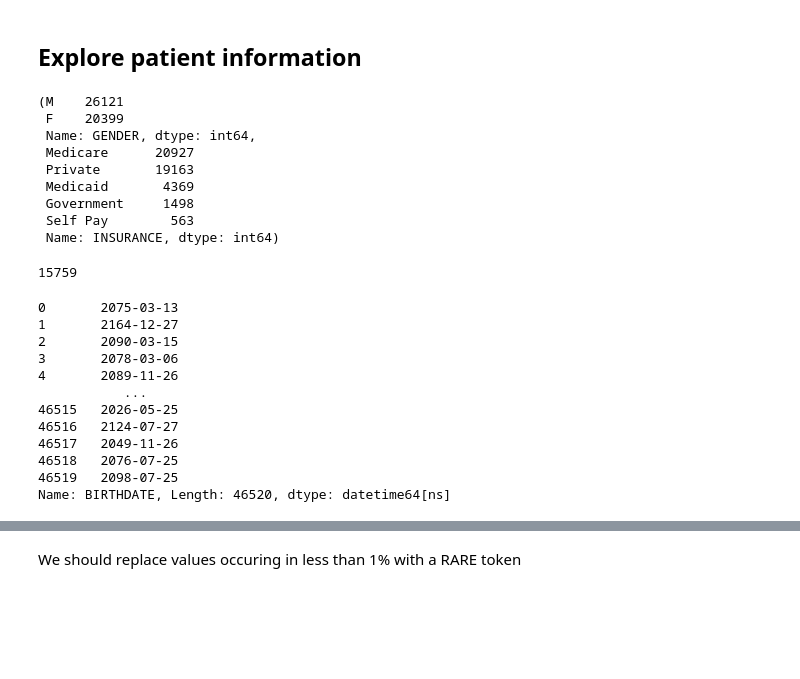
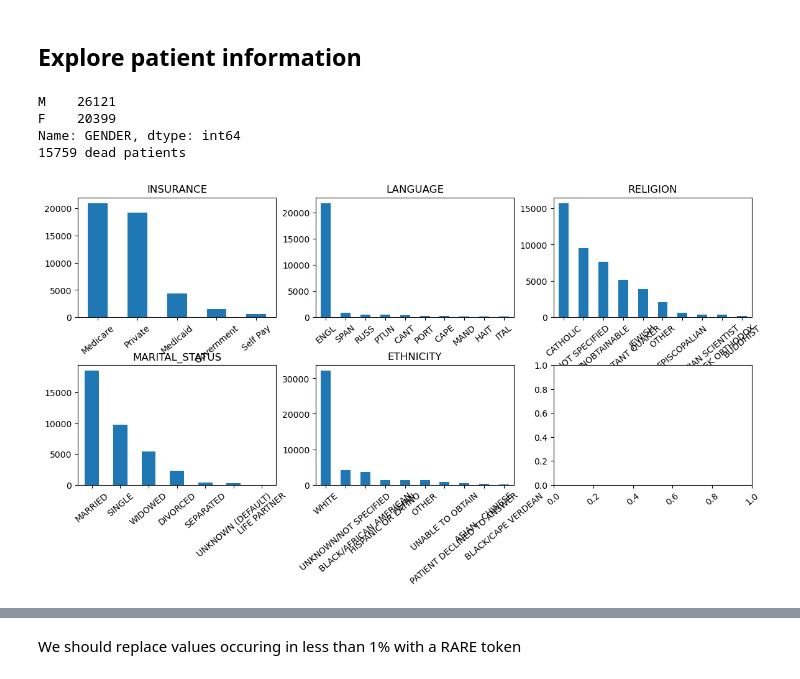
Before and after one commit to kirilklein/patbert, a Jupyter notebook: notebooks/explore/mimic3.ipynb, the cells around one changed output, grey strips where cells are left out. Drawn from its saved outputs; the diff is of its cells as text; code cells hidden in the pictures; blank space fills up the shorter version.

```diff
--- a/notebooks/explore/mimic3.ipynb
+++ b/notebooks/explore/mimic3.ipynb
@@ -6,37 +8,31 @@ mimic_path = "C:\\Users\\fjn197\\PhD\\projects\\PHAIR\\pipelines\\ehr_preprocess
 ## Explore patient information
 # %%
 patients = pd.read_parquet(join(mimic_path,"patients_info.parquet"))
-patients.GENDER.value_counts(), patients.INSURANCE.value_counts()
+print(patients.GENDER.value_counts())
+print(patients.DEATHDATE.notnull().sum(), 'dead patients')
+cat_cols = ['INSURANCE', 'LANGUAGE', 'RELIGION', 'MARITAL_STATUS', 'ETHNICITY']
+# for col in cat_cols:
+    # patients[col] = patients[col].astype('category')
 # %% [output]
-(M    26121
- F    20399
- Name: GENDER, dtype: int64,
- Medicare      20927
- Private       19163
- Medicaid       4369
- Government     1498
- Self Pay        563
- Name: INSURANCE, dtype: int64)
+M    26121
+F    20399
+Name: GENDER, dtype: int64
+15759 dead patients
-# %%
-# how many have a death date?
-patients.DEATHDATE.notnull().sum()
-# %% [output]
-15759
-# %%
-patients.BIRTHDATE
-# %% [output]
-0       2075-03-13
-1       2164-12-27
-2       2090-03-15
-3       2078-03-06
-4       2089-11-26
-           ...
-46515   2026-05-25
-46516   2124-07-27
-46517   2049-11-26
-46518   2076-07-25
-46519   2098-07-25
-Name: BIRTHDATE, Length: 46520, dtype: datetime64[ns]
+# %%
+fig, ax = plt.subplots(2, 3, figsize=(14, 6))
+ax = ax.flatten()
+for i, col in enumerate(cat_cols):
+    patients[col].value_counts()[:10].plot(kind='bar', ax=ax[i])
+    ax[i].set_title(col)
+# rotate xtick labels
+for a in ax:
+    for tick in a.get_xticklabels():
+        tick.set_rotation(40)
+
+# increase distance between subplots
+fig.subplots_adjust(hspace=0.4)
+# %% [output]
+[figure, added]
 # %%
 # compute average age of death
 patients['death_age'] = patients.DEATHDATE.dt.date - patients.BIRTHDATE.dt.date
```
Also changed, not shown: parts of 13 cells of this notebook, 1 other file.
